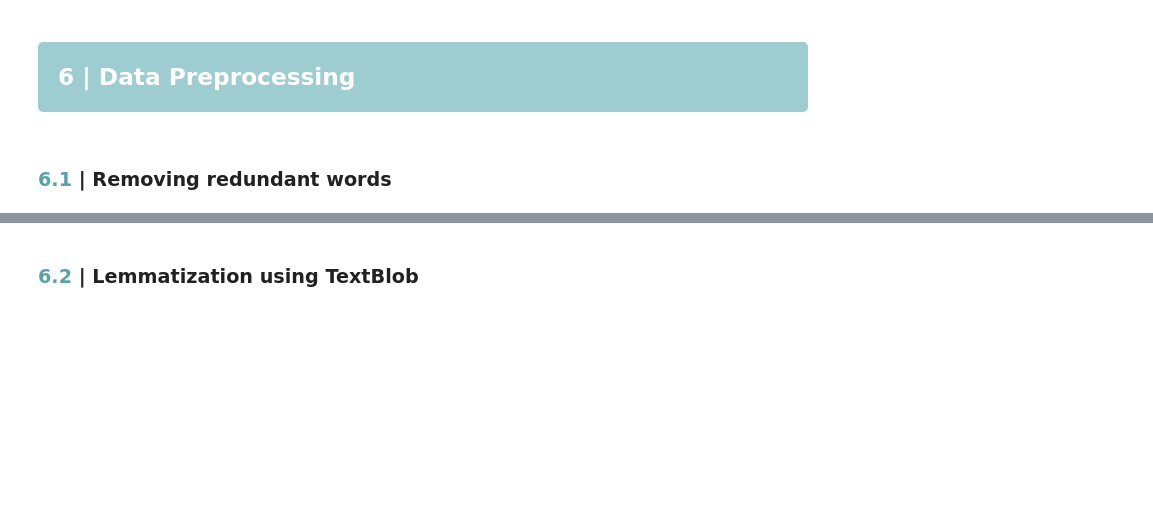
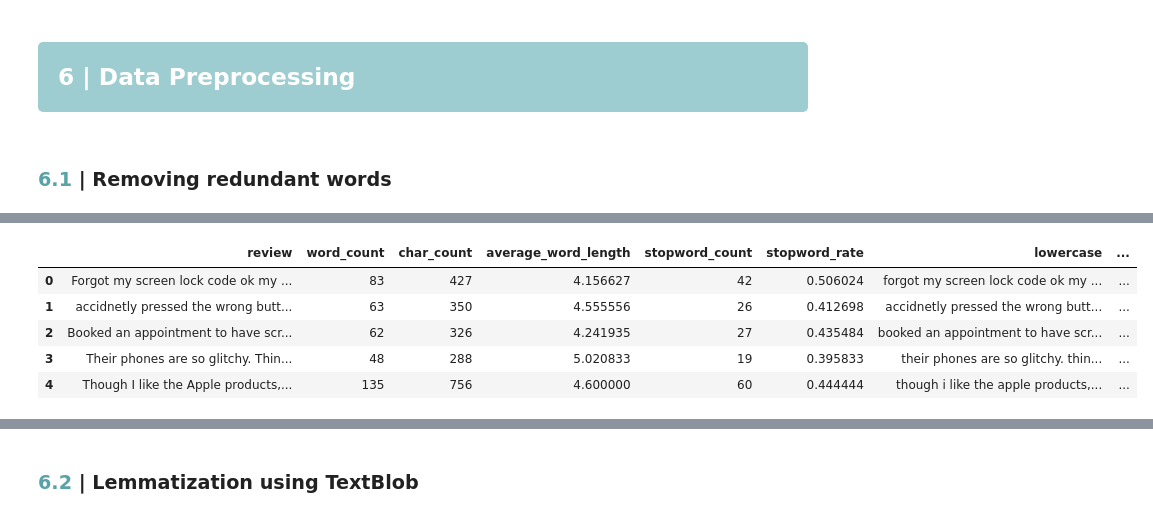
Before and after one commit to 1391819/apple-sentiment-analysis, a Jupyter notebook: apple-sentiment-analysis.ipynb, the cells around one changed output, grey strips where cells are left out. Drawn from its saved outputs; the diff is of its cells as text; code cells hidden in the pictures; blank space fills up the shorter version.

```diff
--- a/apple-sentiment-analysis.ipynb
+++ b/apple-sentiment-analysis.ipynb
@@ -113,4 +173,12 @@ df["lowercase"] = df["review"].apply(lambda x: " ".join(word.lower() for word in
 # %%
-# Punctuation
+# removing punctuation
 df["punctuation"] = df["lowercase"].str.replace("[^\w\s]", "")
+df.head()
+# %% [output]
+|  | review | word_count | char_count | average_word_length | stopword_count | stopword_rate | lowercase | ... |
+| 0 | Forgot my screen lock code ok my ... | 83 | 427 | 4.156627 | 42 | 0.506024 | forgot my screen lock code ok my ... | ... |
+| 1 | accidnetly pressed the wrong butt... | 63 | 350 | 4.555556 | 26 | 0.412698 | accidnetly pressed the wrong butt... | ... |
+| 2 | Booked an appointment to have scr... | 62 | 326 | 4.241935 | 27 | 0.435484 | booked an appointment to have scr... | ... |
+| 3 | Their phones are so glitchy. Thin... | 48 | 288 | 5.020833 | 19 | 0.395833 | their phones are so glitchy. thin... | ... |
+| 4 | Though I like the Apple products,... | 135 | 756 | 4.600000 | 60 | 0.444444 | though i like the apple products,... | ... |
 # %%
```
Also changed, not shown: parts of 29 cells of this notebook.
